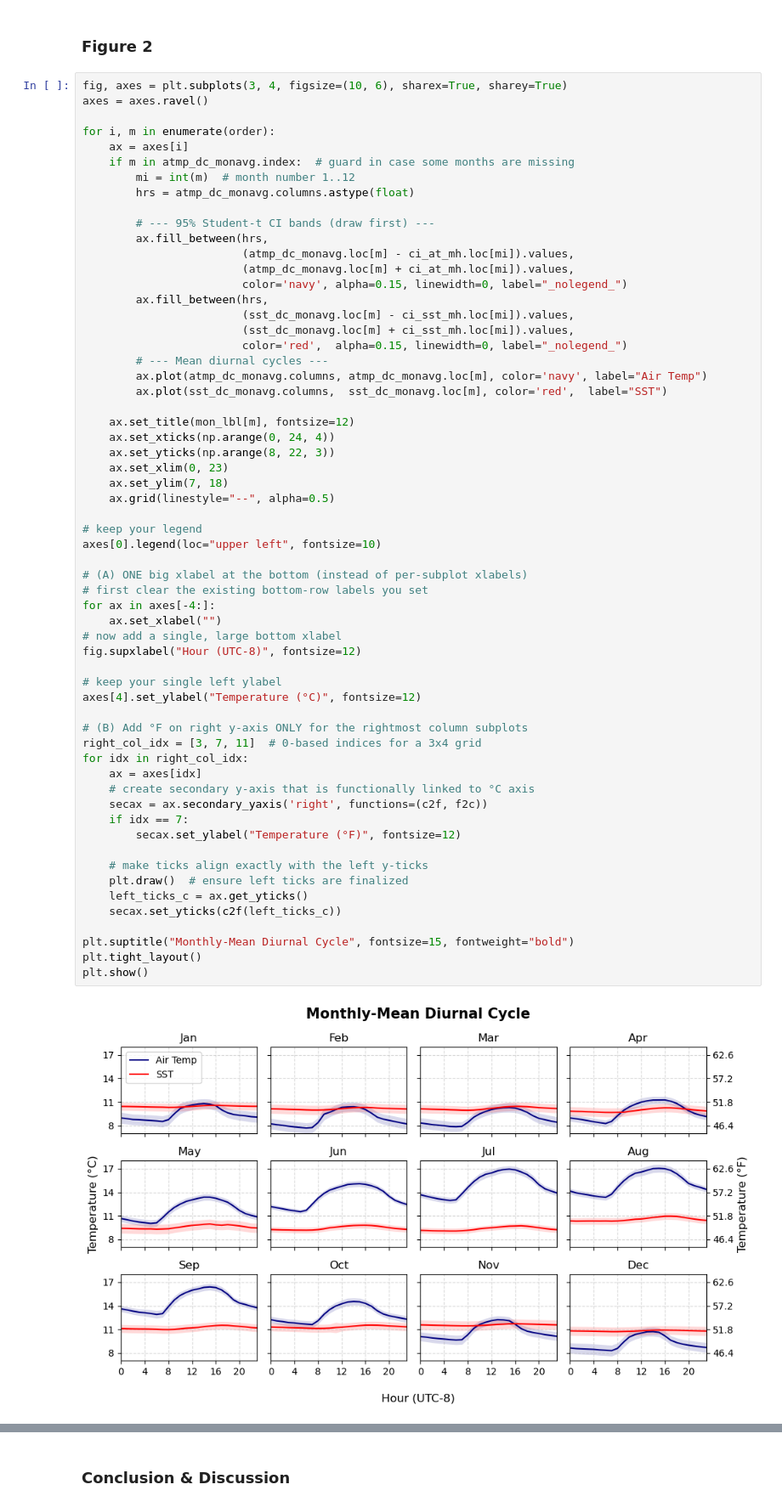
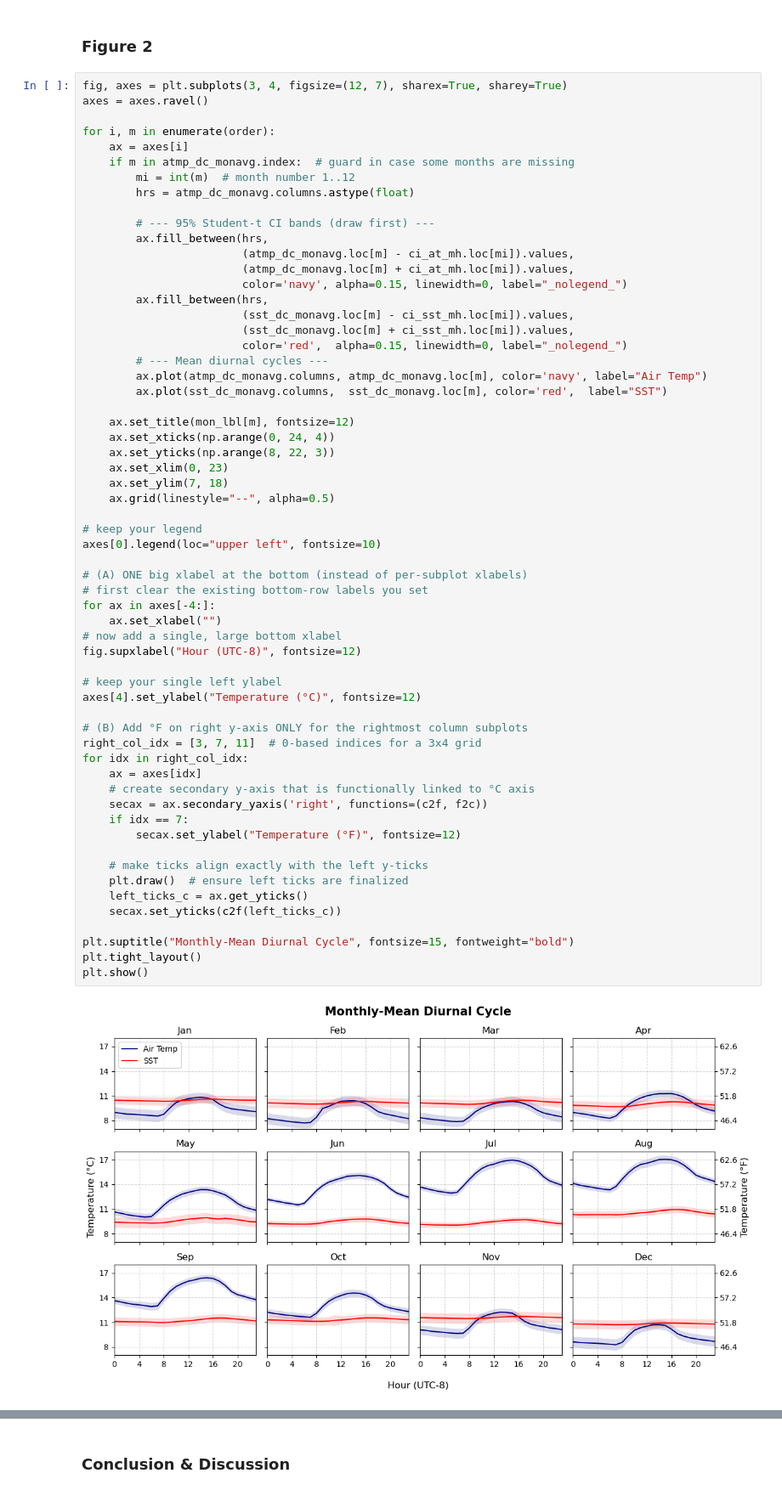
Before and after one commit to ayhuang1017/Random, a Jupyter notebook: fall_sst_feels_wamer.ipynb, the cells around one changed output, grey strips where cells are left out. Shown at 85% size. Cells and saved outputs as stored; diff of their text form.

```diff
--- a/fall_sst_feels_wamer.ipynb
+++ b/fall_sst_feels_wamer.ipynb
@@ -254,7 +254,7 @@ ci_sst_mh = t_sst * se_sst_mh
 # %% [markdown]
 ### Figure 2
 # %%
-fig, axes = plt.subplots(3, 4, figsize=(10, 6), sharex=True, sharey=True)
+fig, axes = plt.subplots(3, 4, figsize=(12, 7), sharex=True, sharey=True)
 axes = axes.ravel()
 
 for i, m in enumerate(order):
@@ -287,34 +287,34 @@ for i, m in enumerate(order):
 axes[0].legend(loc="upper left", fontsize=10)
 
 # (A) ONE big xlabel at the bottom (instead of per-subplot xlabels)
 # first clear the existing bottom-row labels you set
 for ax in axes[-4:]:
     ax.set_xlabel("")
 # now add a single, large bottom xlabel
 fig.supxlabel("Hour (UTC-8)", fontsize=12)
 
 # keep your single left ylabel
 axes[4].set_ylabel("Temperature (°C)", fontsize=12)
 
 # (B) Add °F on right y-axis ONLY for the rightmost column subplots
 right_col_idx = [3, 7, 11]  # 0-based indices for a 3x4 grid
 for idx in right_col_idx:
     ax = axes[idx]
     # create secondary y-axis that is functionally linked to °C axis
     secax = ax.secondary_yaxis('right', functions=(c2f, f2c))
     if idx == 7:
         secax.set_ylabel("Temperature (°F)", fontsize=12)
 
     # make ticks align exactly with the left y-ticks
     plt.draw()  # ensure left ticks are finalized
     left_ticks_c = ax.get_yticks()
     secax.set_yticks(c2f(left_ticks_c))
 
 plt.suptitle("Monthly-Mean Diurnal Cycle", fontsize=15, fontweight="bold")
 plt.tight_layout()
 plt.show()
 # %% [output]
-[figure, old version]
+[figure, new version]
 # %% [markdown]
 Examining the diurnal cycles of both air and sea surface temperatures (Fig. 2), we see that the air temperature has a stronger diurnal variation, with a peak occurring around 3 PM, whereas the SST shows a much weaker diurnal cycle and peaks later, around 5 PM.
 
```
Also changed, not shown: parts of 2 cells of this notebook.
